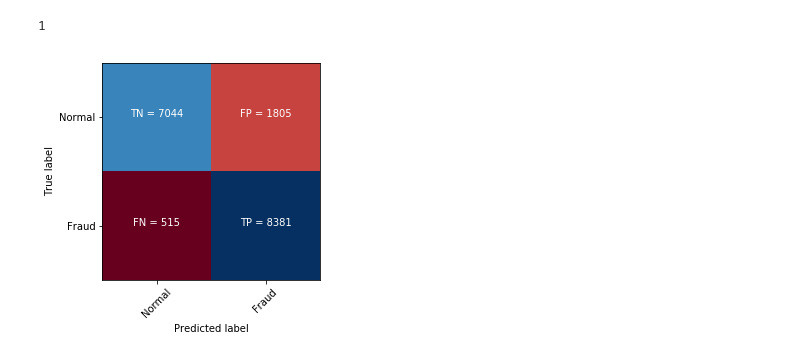
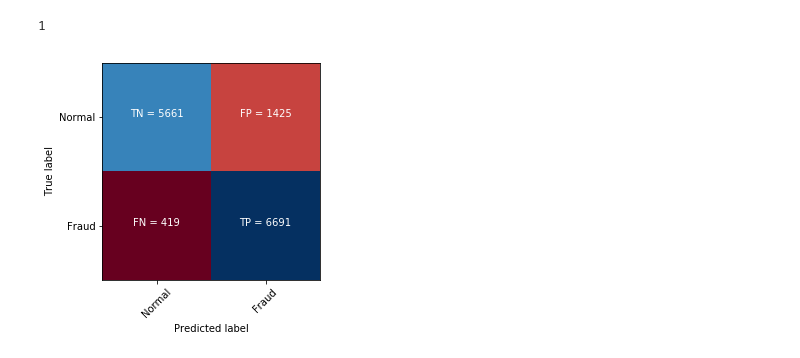
Before and after one commit to orhaneee/ing-datathon-2018, a Jupyter notebook: model.ipynb, the cells around one changed output. Saved outputs shown, nothing was run; the diff lists cells and outputs as text; code cells hidden in the pictures.

```diff
--- a/model.ipynb
+++ b/model.ipynb
@@ -407,18 +415,15 @@ xgb_model = xgb.XGBClassifier()
 # Get predefined params
 print(xgb_model.get_params)
 
-# Since, XGBoost model has no attribute 'num_leaves'
-# we changed grid.
 xgb_grid = {
-    "max_depth": [0, 3],
-    "n_estimators": [3, 10]
+    "max_depth": [0, 3]
 }
 
 # Instantiate
-xgb_search = GridSearchCV(xgb_model, param_grid=xgb_grid, cv=5, verbose=4)
+xgb_search = GridSearchCV(xgb_model, param_grid=xgb_grid, cv=2, verbose=4)
 
 # Fit
-xgb_search.fit(X_train, y_train, early_stopping_rounds=100, eval_set=[(X_test, y_test)], eval_metric='auc')
+xgb_search.fit(X_train, y_train, early_stopping_rounds=100, eval_set=[(X_test, y_test)], eval_metric='logloss')
 
 print(xgb_search.best_score_)
 print(xgb_search.best_params_)
@@ -480,8 +530,9 @@ Will train until validation_0-auc hasn't improved in 100 rounds.
 # %%
-xgb_model = xgb.XGBClassifier(n_estimators=3, max_depth=0)
+# GridSearch returned max_depth = 0 which is default.
+xgb_model = xgb.XGBClassifier()
 xgb_model.fit(
     X_train, y_train,
-    eval_set=[(X_train, y_train), (X_test, y_test)],
+    eval_set=[(X_test, y_test)],
     eval_metric='logloss',
     verbose=True
 )
@@ -569,16 +628,17 @@ We can see from confusion matrix, the problem is `FALSE NEGATIVES`.
 # %%
-# I import required imbalanced learn package here to see what is required.
-from sklearn.impute import SimpleImputer
-from imblearn.over_sampling import SMOTE
-
+# We need imputing because, we have NaN values and SMOTE does not handle missing values.
 imputer = SimpleImputer()
 X_imputed = imputer.fit_transform(X)
 
+# Our new dataset
 smote = SMOTE(random_state=42)
 X_res, y_res = smote.fit_sample(X_imputed, y)
 
 print(X_res.shape)
 print(y_res.shape)
+
+# Train and validation sets with new dataset
+X_train, X_test, y_train, y_test = train_test_split(X_res, y_res, test_size = 0.2, random_state = 42)
 # %% [output]
 (70978, 135)
 (70978,)
@@ -587,16 +647,12 @@ print(y_res.shape)
 (len(y_res) - np.count_nonzero(y_res)) / np.count_nonzero(y_res)
 # %% [output]
 1
-# %%
-clf = xgb.XGBClassifier(random_state=42)
-
-X_train, X_test, y_train, y_test = train_test_split(X_res, y_res, test_size = 0.25, random_state = 42)
-
-clf.fit(X_train, y_train)
-y_pred = clf.predict(X_test)
-plot_cm(clf, y_pred)
-# %% [output]
-[figure, removed]
+# %%
+xgb_model.fit(X_train, y_train)
+y_pred = xgb_model.predict(X_test)
+plot_cm(xgb_model, y_pred)
+# %% [output]
+[figure, added]
 # %%
 print(accuracy_score(y_test, y_pred))
 # %% [output]
```
Also changed, not shown: parts of 21 cells of this notebook, 1 other file.
